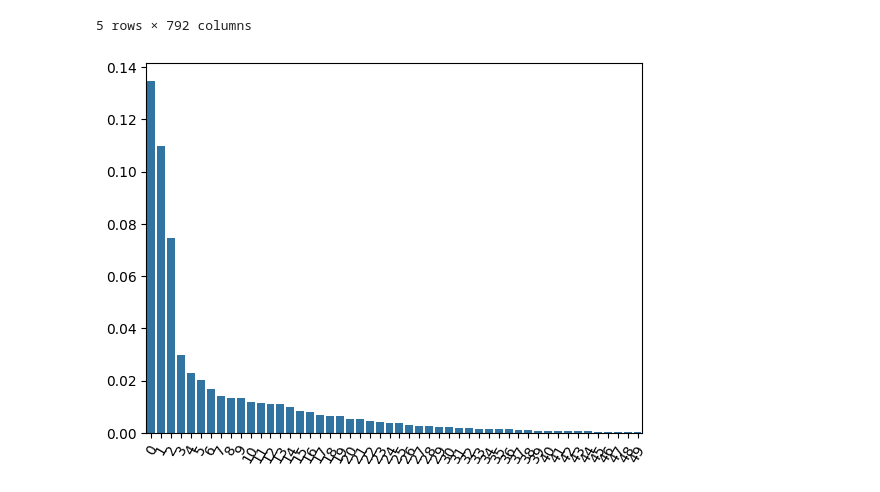
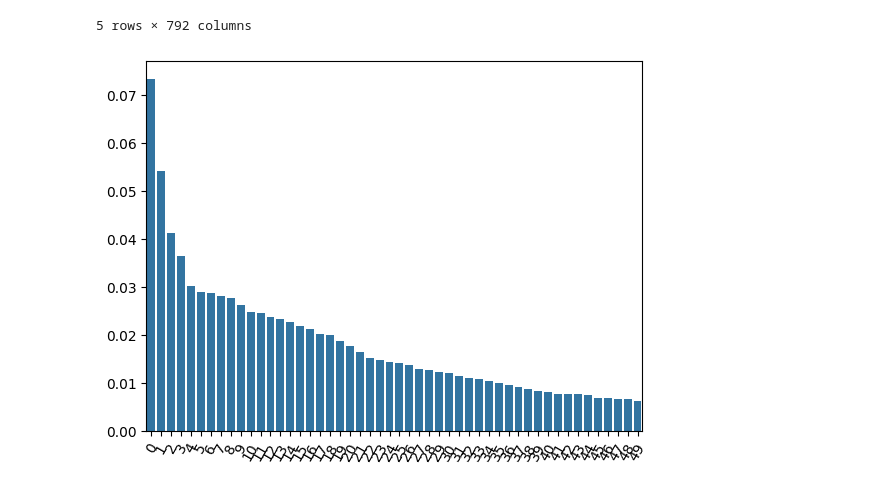
Before and after one commit to NCBI-Codeathons/mlxai-2024-team-bhushan, a Jupyter notebook: notebooks/pca-tsne.ipynb, the cells around one changed output. Cells and saved outputs as stored; diff of their text form; code cells hidden in the pictures.

Commit message:
fix scaling

```diff
--- a/notebooks/pca-tsne.ipynb
+++ b/notebooks/pca-tsne.ipynb
@@ -18,11 +18,11 @@ df.head()
 5 rows × 788 columns
 # %%
 import numpy as np
-from sklearn.preprocessing import Normalizer
+from sklearn.preprocessing import StandardScaler
 from sklearn.decomposition import PCA
 from sklearn.pipeline import Pipeline
 
-pipeline = Pipeline([('scaling', Normalizer()), ('pca', PCA(n_components=50))])
+pipeline = Pipeline([('scaling', StandardScaler()), ('pca', PCA(n_components=50))])
 pipeline.fit(df.values)
-pipeline.steps[1][1].explained_variance_
+pipeline.steps[1][1].explained_variance_ratio_
 # %% [output]
@@ -53,10 +53,10 @@ meta.head()
 # %%
 import seaborn as sns
 import matplotlib.pyplot as plt
 
-sns.barplot(pipeline.steps[1][1].explained_variance_)
+sns.barplot(pipeline.steps[1][1].explained_variance_ratio_)
 
 ax = plt.gca()
 ax.tick_params(axis='x', rotation=60)
 # %% [output]
-[figure, old version]
+[figure, new version]
```
Also changed, not shown: parts of 4 cells of this notebook.
